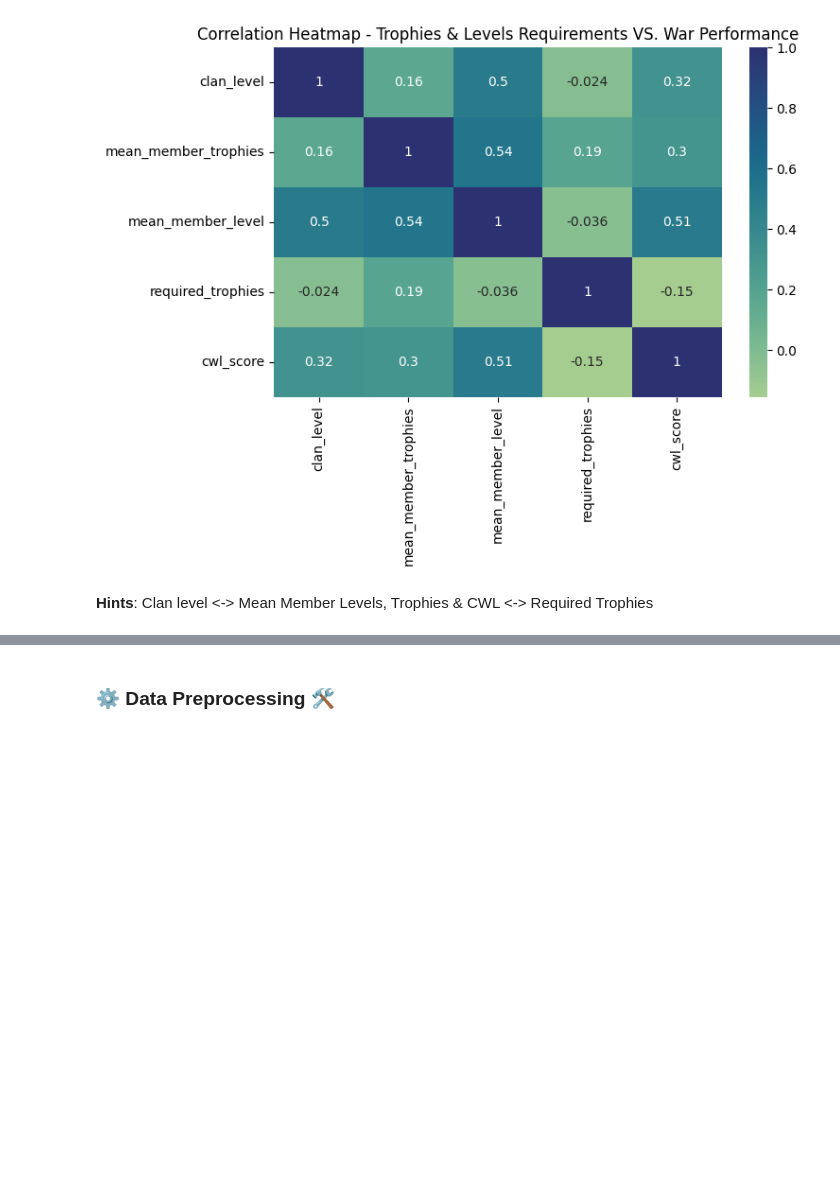
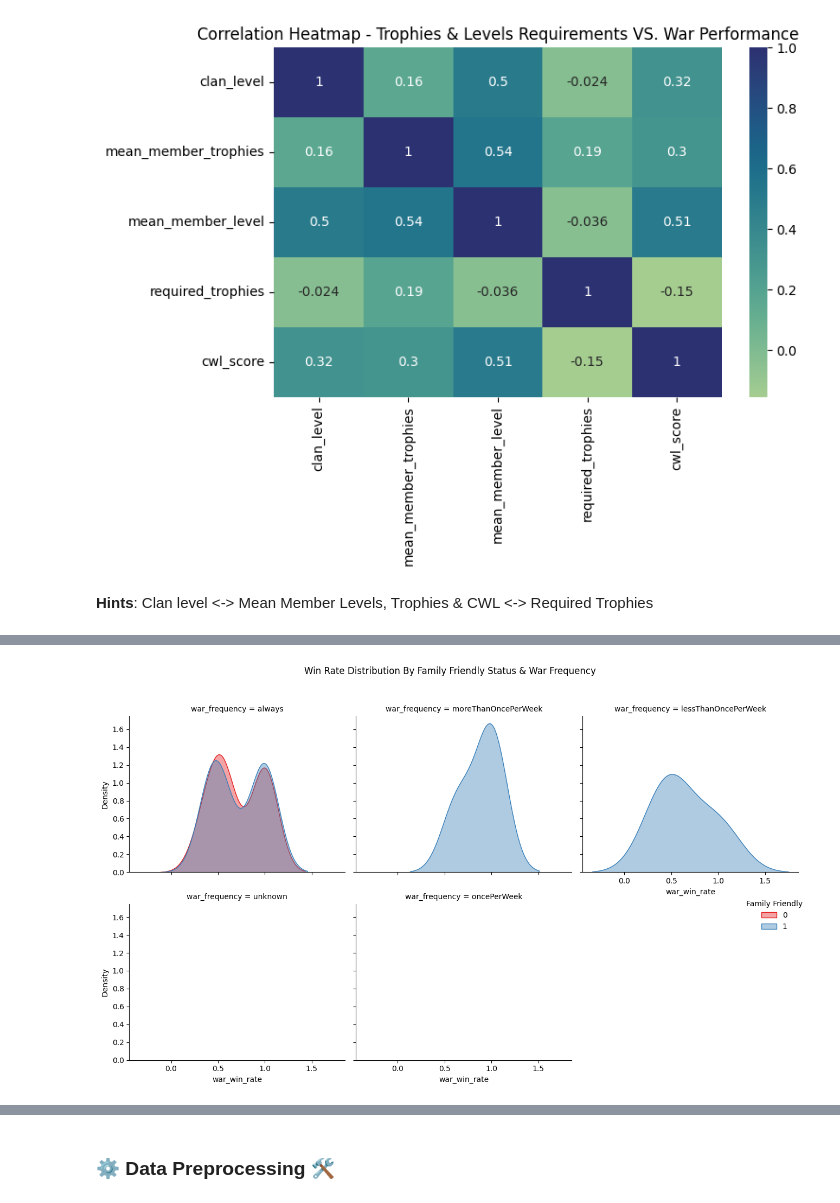
Before and after one commit to cresht2606/elune-project-eda, a Jupyter notebook: elune-project-eda.ipynb, the cells around one changed output, grey strips where cells are left out. Drawn from its saved outputs; the diff is of its cells as text; code cells hidden in the pictures; blank space fills up the shorter version.

```diff
--- a/elune-project-eda.ipynb
+++ b/elune-project-eda.ipynb
@@ -554,0 +774,19 @@ plt.show()
+# %%
+#Win Rate Distribution (KDE Plot)
+graph = sns.FacetGrid(data = high_df_2,
+                      col = "war_frequency",
+                      hue = "family_friendly_encoded",
+                      height = 4,
+                      col_wrap = 3,
+                      palette = "Set1",
+                      sharex = True, sharey = True)
+
+graph.map(sns.kdeplot, "war_win_rate", fill = True, alpha = 0.4)
+
+graph.add_legend(title = "Family Friendly")
+graph._legend.set_bbox_to_anchor((1, 0.4))
+graph.fig.suptitle("Win Rate Distribution By Family Friendly Status & War Frequency")
+plt.tight_layout(rect=[0, 0, 1, 0.95])
+plt.show()
+# %% [output]
+[figure, added]
```
Also changed, not shown: parts of 21 cells of this notebook.
